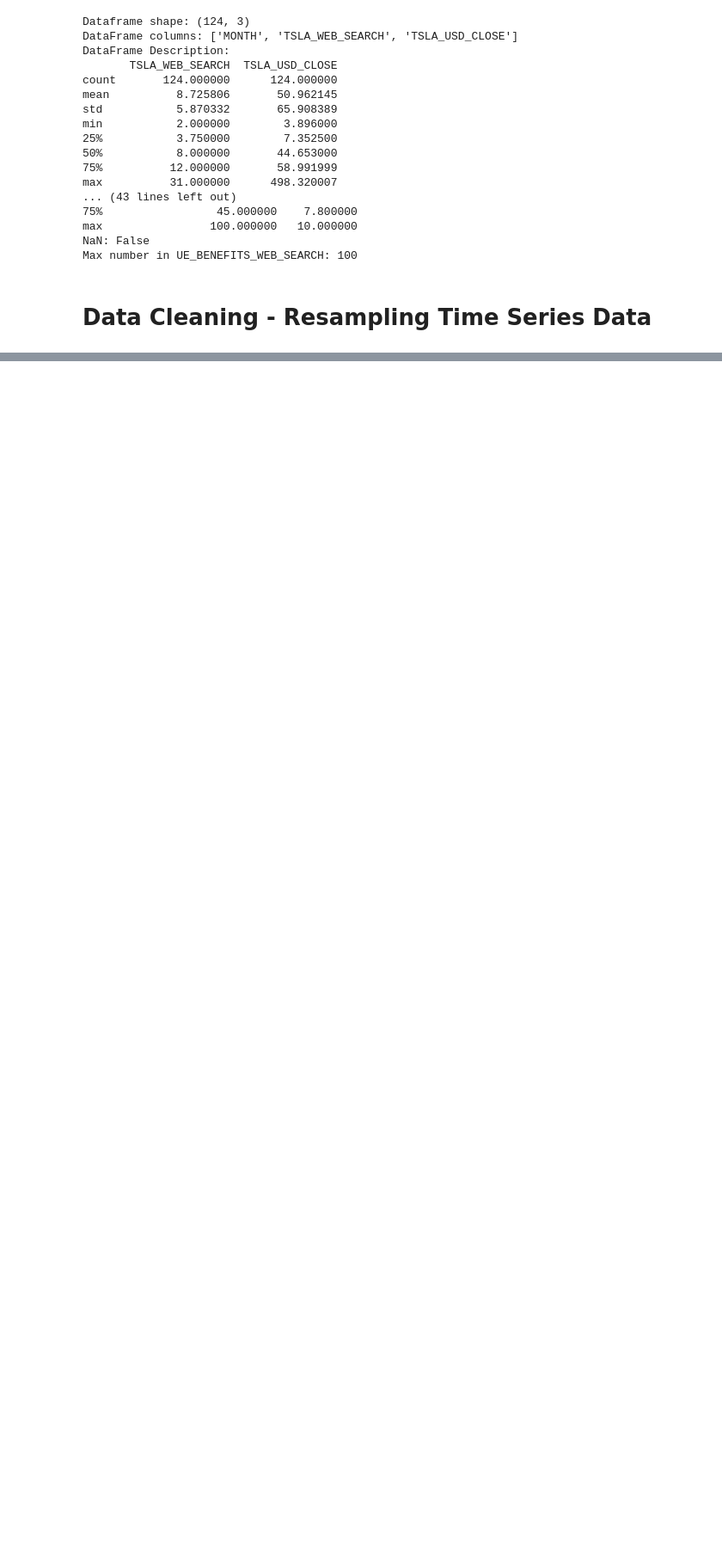
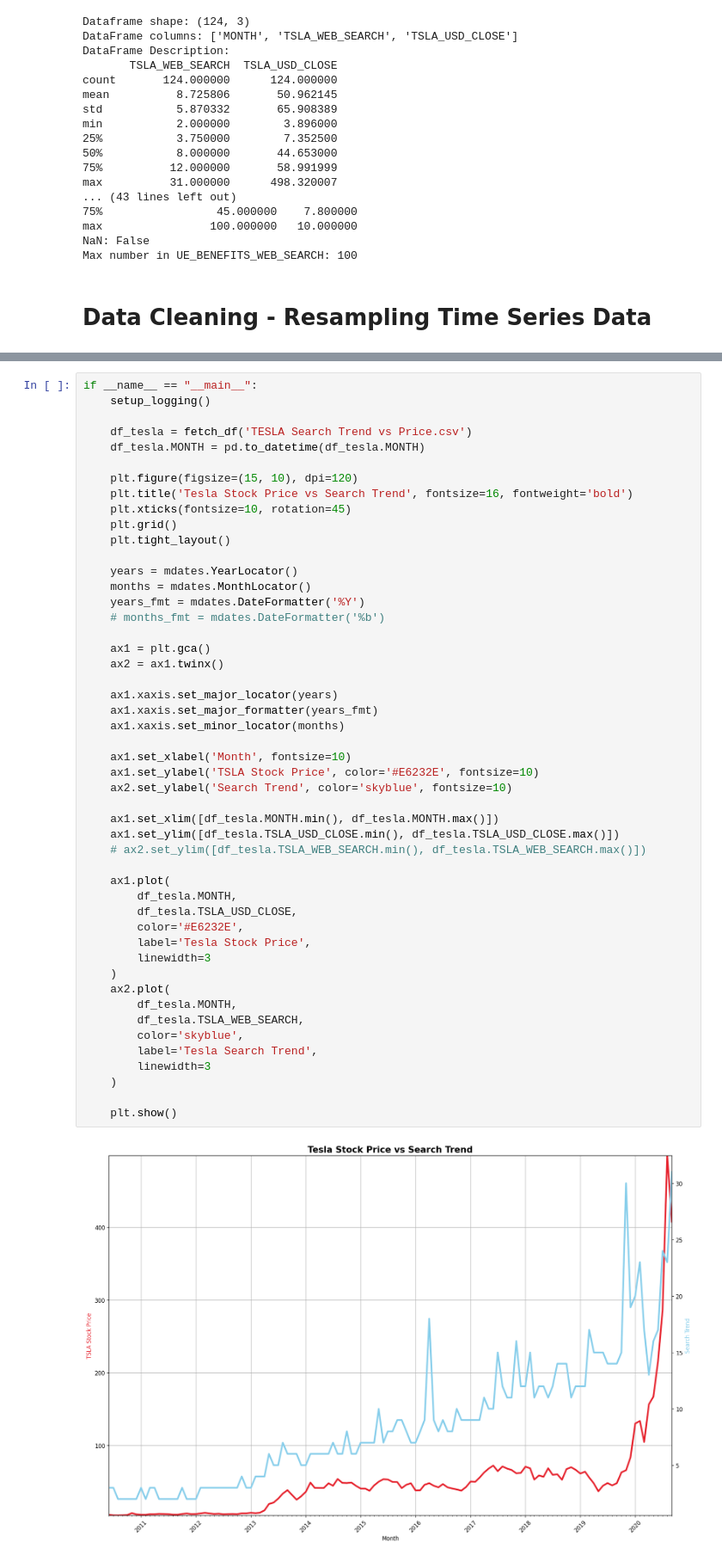
Before and after one commit to myself-Irfan/100_Python_Angela, a Jupyter notebook: 75/75.ipynb, the cells around one changed output, grey strips where cells are left out. Shown at 86% size. Drawn from its saved outputs; the diff is of its cells as text; blank space fills up the shorter version.

```diff
--- a/75/75.ipynb
+++ b/75/75.ipynb
@@ -124,0 +113,51 @@ if __name__ == "__main__":
+# %%
+if __name__ == "__main__":
+    setup_logging()
+
+    df_tesla = fetch_df('TESLA Search Trend vs Price.csv')
+    df_tesla.MONTH = pd.to_datetime(df_tesla.MONTH)
+
+    plt.figure(figsize=(15, 10), dpi=120)
+    plt.title('Tesla Stock Price vs Search Trend', fontsize=16, fontweight='bold')
+    plt.xticks(fontsize=10, rotation=45)
+    plt.grid()
+    plt.tight_layout()
+
+    years = mdates.YearLocator()
+    months = mdates.MonthLocator()
+    years_fmt = mdates.DateFormatter('%Y')
+    # months_fmt = mdates.DateFormatter('%b')
+
+    ax1 = plt.gca()
+    ax2 = ax1.twinx()
+
+    ax1.xaxis.set_major_locator(years)
+    ax1.xaxis.set_major_formatter(years_fmt)
+    ax1.xaxis.set_minor_locator(months)
+
+    ax1.set_xlabel('Month', fontsize=10)
+    ax1.set_ylabel('TSLA Stock Price', color='#E6232E', fontsize=10)
+    ax2.set_ylabel('Search Trend', color='skyblue', fontsize=10)
+
+    ax1.set_xlim([df_tesla.MONTH.min(), df_tesla.MONTH.max()])
+    ax1.set_ylim([df_tesla.TSLA_USD_CLOSE.min(), df_tesla.TSLA_USD_CLOSE.max()])
+    # ax2.set_ylim([df_tesla.TSLA_WEB_SEARCH.min(), df_tesla.TSLA_WEB_SEARCH.max()])
+
+    ax1.plot(
+        df_tesla.MONTH,
+        df_tesla.TSLA_USD_CLOSE,
+        color='#E6232E',
+        label='Tesla Stock Price',
+        linewidth=3
+    )
+    ax2.plot(
+        df_tesla.MONTH,
+        df_tesla.TSLA_WEB_SEARCH,
+        color='skyblue',
+        label='Tesla Search Trend',
+        linewidth=3
+    )
+
+    plt.show()
+# %% [output]
+[figure, added]
```
Also changed, not shown: parts of 3 cells of this notebook.
